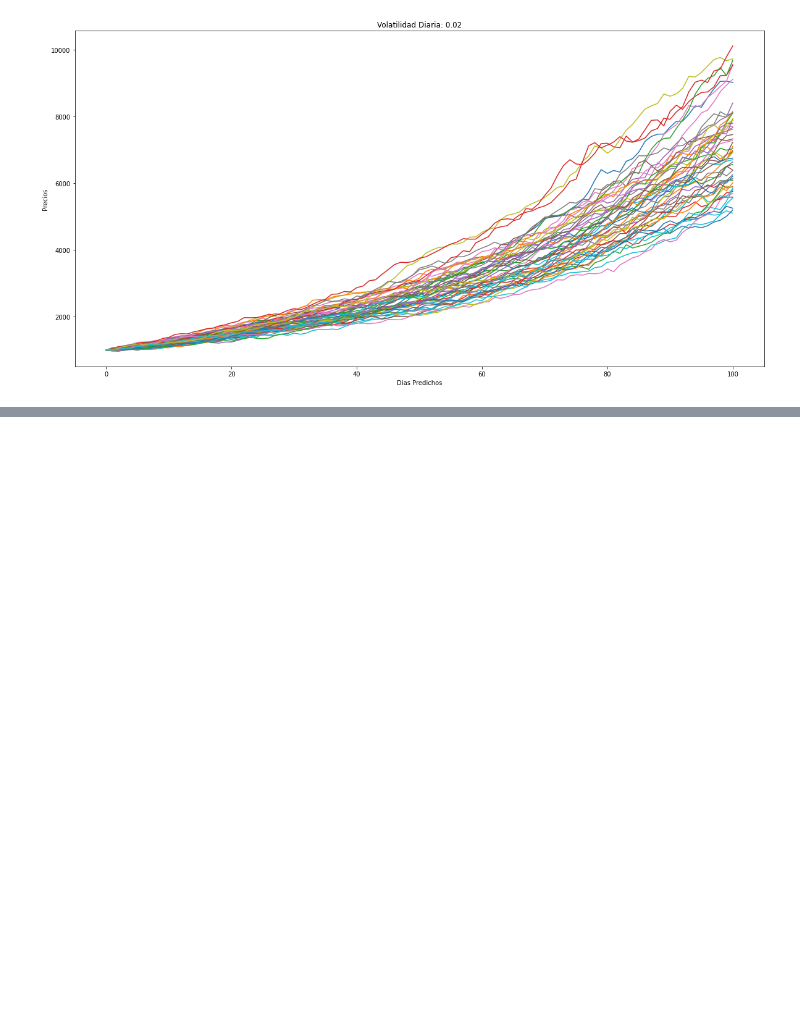
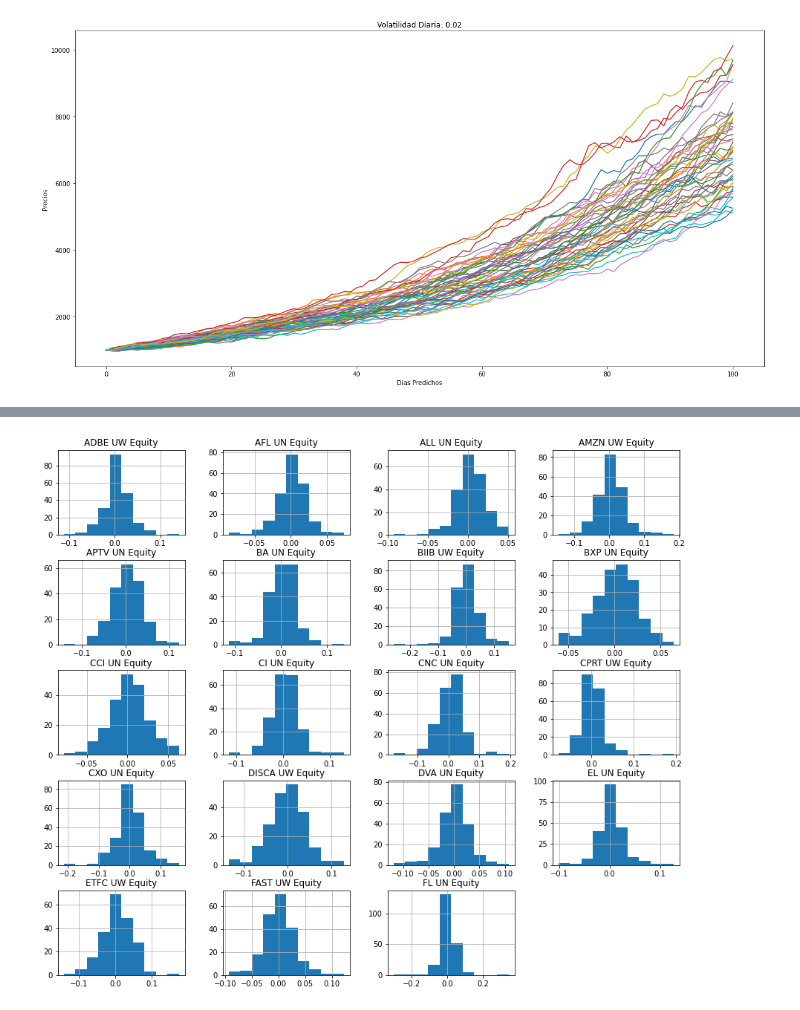
Before and after one commit to jisazac/pythonfinanzaseafit, a Jupyter notebook: Clase_4.ipynb, the cells around one changed output, grey strips where cells are left out. Drawn from its saved outputs; the diff is of its cells as text; code cells hidden in the pictures; blank space fills up the shorter version.

```diff
--- a/Clase_4.ipynb
+++ b/Clase_4.ipynb
@@ -1769,0 +1786,14 @@ plt.show()
+# %%
+import pandas as pd
+import numpy as np
+import matplotlib.pyplot as plt
+df=pd.read_csv("https://raw.githubusercontent.com/jisazac/pythonfinanzaseafit/master/SP_WEEKLY.csv",sep=";",decimal=",")
+df=df.iloc[:,0:200:10]
+# %%
+#Aqui reemplazamos la columna Fecha por si misma pero en formato datetime
+df.Dates=pd.to_datetime(df.Dates)
+
+#El metodo index nos permite convertir una pseries del dataframe en el
+# nuevo index del dataframe
+df.set_index('Dates', inplace=True)
+df.head()
@@ -1769,0 +1808,4 @@ plt.show()
+# %%
+#Calculemos los  retornos porcentuales en dataframe df_rt
+df_rt=df.pct_change().dropna()
+df_rt.head()
@@ -1769,0 +1820,5 @@ plt.show()
+# %%
+df_rt.hist(figsize=(15,13))
+plt.show()
+# %% [output]
+[figure, added]
```
Also changed, not shown: parts of 22 cells of this notebook.
